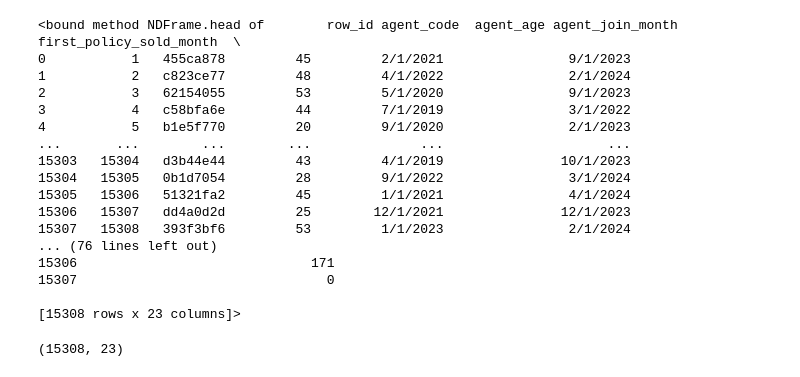
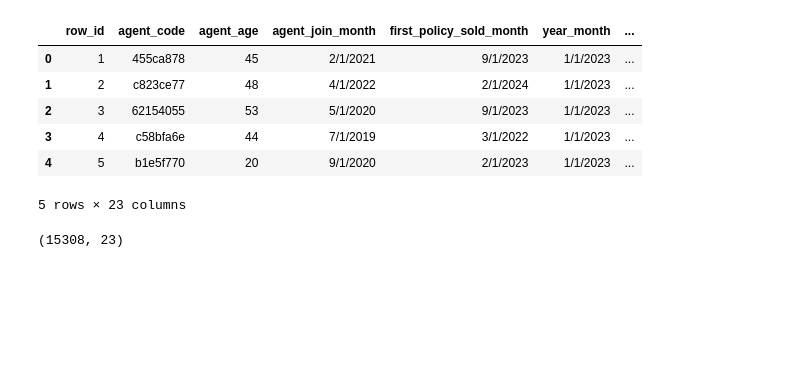
Before and after one commit to lakminagamage/data-storm-6-bsb, a Jupyter notebook: datastorm-6.ipynb, the cells around one changed output. Drawn from its saved outputs; the diff is of its cells as text; code cells hidden in the pictures; blank space fills up the shorter version.

```diff
--- a/datastorm-6.ipynb
+++ b/datastorm-6.ipynb
@@ -1,29 +1,19 @@
 # %%
 import pandas as pd
 import matplotlib.pyplot as plt
 import seaborn as sns
 import numpy as np
 
 df = pd.read_csv('data/train_storming_round.csv')
-df.head
+df.head()
 # %% [output]
+|  | row_id | agent_code | agent_age | agent_join_month | first_policy_sold_month | year_month | ... |
+| 0 | 1 | 455ca878 | 45 | 2/1/2021 | 9/1/2023 | 1/1/2023 | ... |
+| 1 | 2 | c823ce77 | 48 | 4/1/2022 | 2/1/2024 | 1/1/2023 | ... |
+| 2 | 3 | 62154055 | 53 | 5/1/2020 | 9/1/2023 | 1/1/2023 | ... |
+| 3 | 4 | c58bfa6e | 44 | 7/1/2019 | 3/1/2022 | 1/1/2023 | ... |
+| 4 | 5 | b1e5f770 | 20 | 9/1/2020 | 2/1/2023 | 1/1/2023 | ... |
-<bound method NDFrame.head of        row_id agent_code  agent_age agent_join_month first_policy_sold_month  \
-0           1   455ca878         45         2/1/2021                9/1/2023
-1           2   c823ce77         48         4/1/2022                2/1/2024
-2           3   62154055         53         5/1/2020                9/1/2023
-3           4   c58bfa6e         44         7/1/2019                3/1/2022
-4           5   b1e5f770         20         9/1/2020                2/1/2023
-...       ...        ...        ...              ...                     ...
-15303   15304   d3b44e44         43         4/1/2019               10/1/2023
-15304   15305   0b1d7054         28         9/1/2022                3/1/2024
-15305   15306   51321fa2         45         1/1/2021                4/1/2024
-15306   15307   dd4a0d2d         25        12/1/2021               12/1/2023
-15307   15308   393f3bf6         53         1/1/2023                2/1/2024
-... (76 lines left out)
-15306                              171
-15307                                0
-
-[15308 rows x 23 columns]>
+5 rows × 23 columns
 # %%
 df.shape
 # %% [output]
```
Also changed, not shown: 1 other file.
